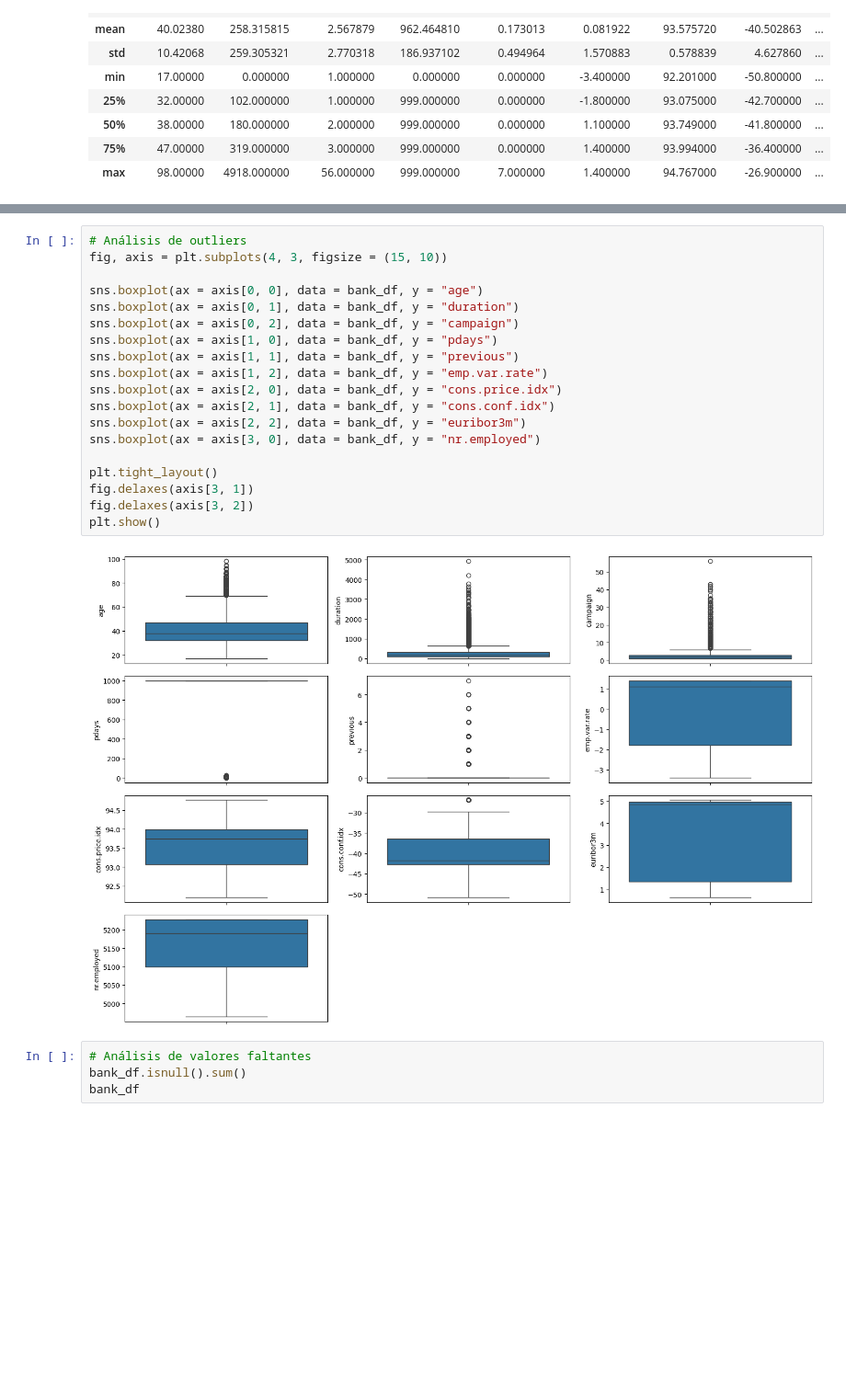
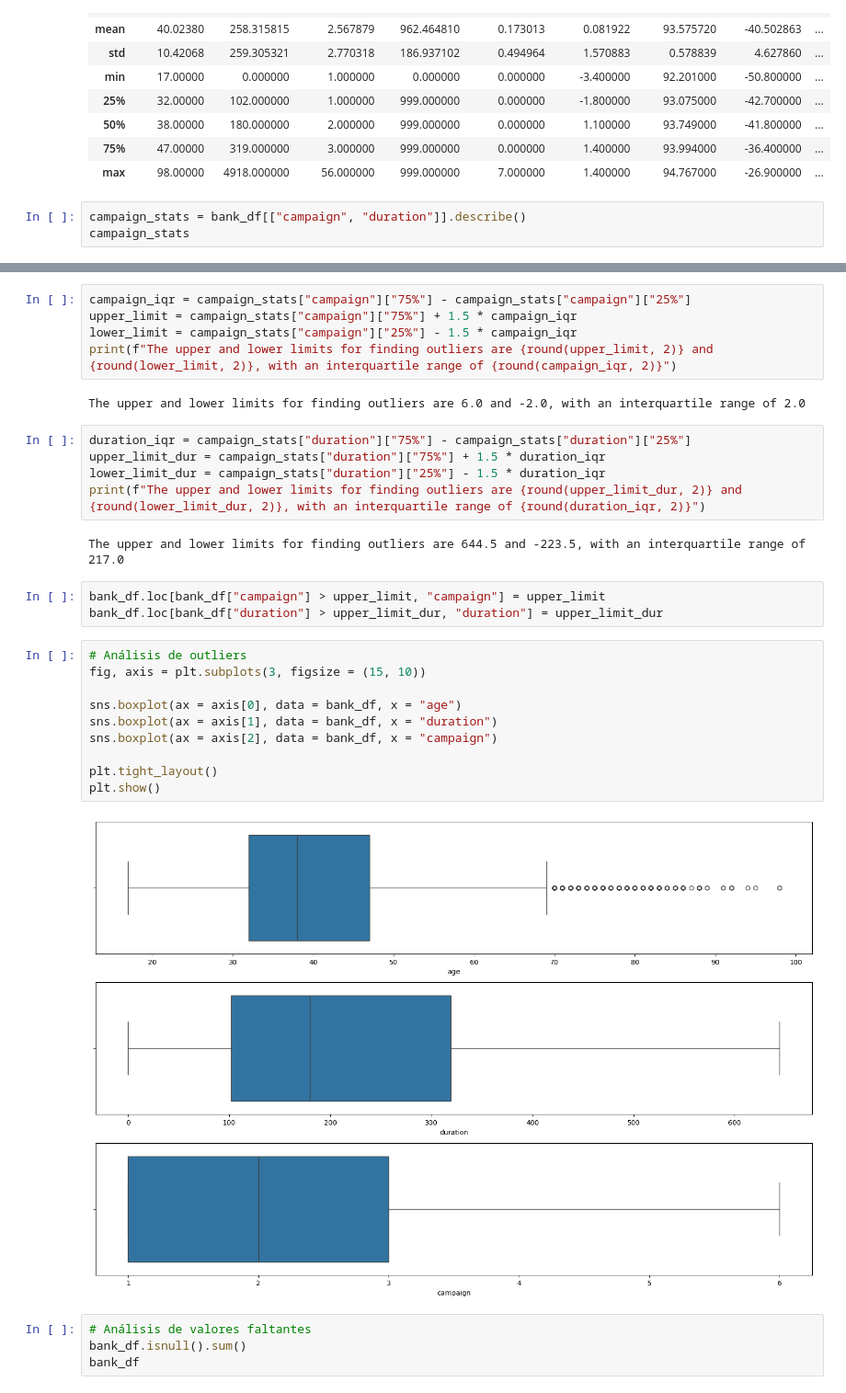
Before and after one commit to Pilizmt/logistic-regression-project-tutorial-pilarzarco, a Jupyter notebook: src/EDA.ipynb, the cells around one changed output, grey strips where cells are left out. Shown at 92% size. Drawn from its saved outputs; the diff is of its cells as text; blank space fills up the shorter version.

```diff
--- a/src/EDA.ipynb
+++ b/src/EDA.ipynb
@@ -225,3 +225,6 @@ bank_df.describe()
 | 50% | 38.00000 | 180.000000 | 2.000000 | 999.000000 | 0.000000 | 1.100000 | 93.749000 | -41.800000 | ... |
 | 75% | 47.00000 | 319.000000 | 3.000000 | 999.000000 | 0.000000 | 1.400000 | 93.994000 | -36.400000 | ... |
 | max | 98.00000 | 4918.000000 | 56.000000 | 999.000000 | 7.000000 | 1.400000 | 94.767000 | -26.900000 | ... |
+# %%
+campaign_stats = bank_df[["campaign", "duration"]].describe()
+campaign_stats
@@ -228,24 +241,32 @@ bank_df.describe()
+# %%
+campaign_iqr = campaign_stats["campaign"]["75%"] - campaign_stats["campaign"]["25%"]
+upper_limit = campaign_stats["campaign"]["75%"] + 1.5 * campaign_iqr
+lower_limit = campaign_stats["campaign"]["25%"] - 1.5 * campaign_iqr
+print(f"The upper and lower limits for finding outliers are {round(upper_limit, 2)} and {round(lower_limit, 2)}, with an interquartile range of {round(campaign_iqr, 2)}")
+# %% [output]
+The upper and lower limits for finding outliers are 6.0 and -2.0, with an interquartile range of 2.0
+# %%
+duration_iqr = campaign_stats["duration"]["75%"] - campaign_stats["duration"]["25%"]
+upper_limit_dur = campaign_stats["duration"]["75%"] + 1.5 * duration_iqr
+lower_limit_dur = campaign_stats["duration"]["25%"] - 1.5 * duration_iqr
+print(f"The upper and lower limits for finding outliers are {round(upper_limit_dur, 2)} and {round(lower_limit_dur, 2)}, with an interquartile range of {round(duration_iqr, 2)}")
+# %% [output]
+The upper and lower limits for finding outliers are 644.5 and -223.5, with an interquartile range of 217.0
+# %%
+bank_df.loc[bank_df["campaign"] > upper_limit, "campaign"] = upper_limit
+bank_df.loc[bank_df["duration"] > upper_limit_dur, "duration"] = upper_limit_dur
 # %%
 # Análisis de outliers
-fig, axis = plt.subplots(4, 3, figsize = (15, 10))
+fig, axis = plt.subplots(3, figsize = (15, 10))
 
-sns.boxplot(ax = axis[0, 0], data = bank_df, y = "age")
-sns.boxplot(ax = axis[0, 1], data = bank_df, y = "duration")
-sns.boxplot(ax = axis[0, 2], data = bank_df, y = "campaign")
-sns.boxplot(ax = axis[1, 0], data = bank_df, y = "pdays")
-sns.boxplot(ax = axis[1, 1], data = bank_df, y = "previous")
-sns.boxplot(ax = axis[1, 2], data = bank_df, y = "emp.var.rate")
-sns.boxplot(ax = axis[2, 0], data = bank_df, y = "cons.price.idx")
-sns.boxplot(ax = axis[2, 1], data = bank_df, y = "cons.conf.idx")
-sns.boxplot(ax = axis[2, 2], data = bank_df, y = "euribor3m")
-sns.boxplot(ax = axis[3, 0], data = bank_df, y = "nr.employed")
+sns.boxplot(ax = axis[0], data = bank_df, x = "age")
+sns.boxplot(ax = axis[1], data = bank_df, x = "duration")
+sns.boxplot(ax = axis[2], data = bank_df, x = "campaign")
 
 plt.tight_layout()
-fig.delaxes(axis[3, 1])
-fig.delaxes(axis[3, 2])
 plt.show()
 # %% [output]
-[figure, old version]
+[figure, new version]
 # %%
 # Análisis de valores faltantes
 bank_df.isnull().sum()
```
Also changed, not shown: parts of 6 cells of this notebook, 25 other files.
